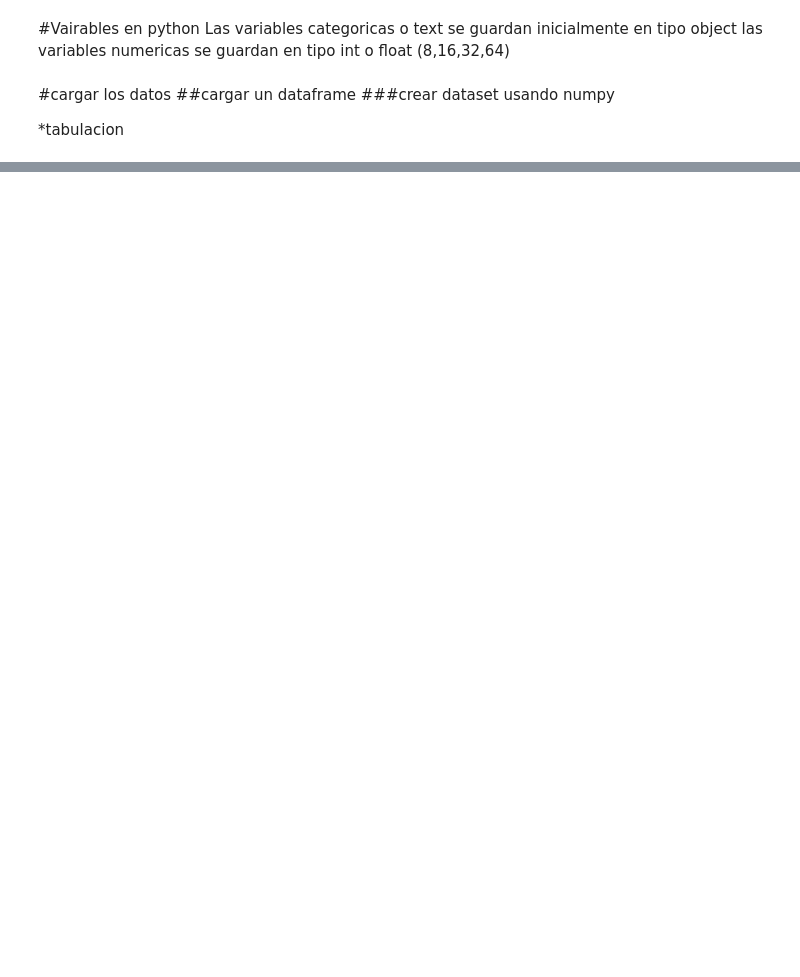
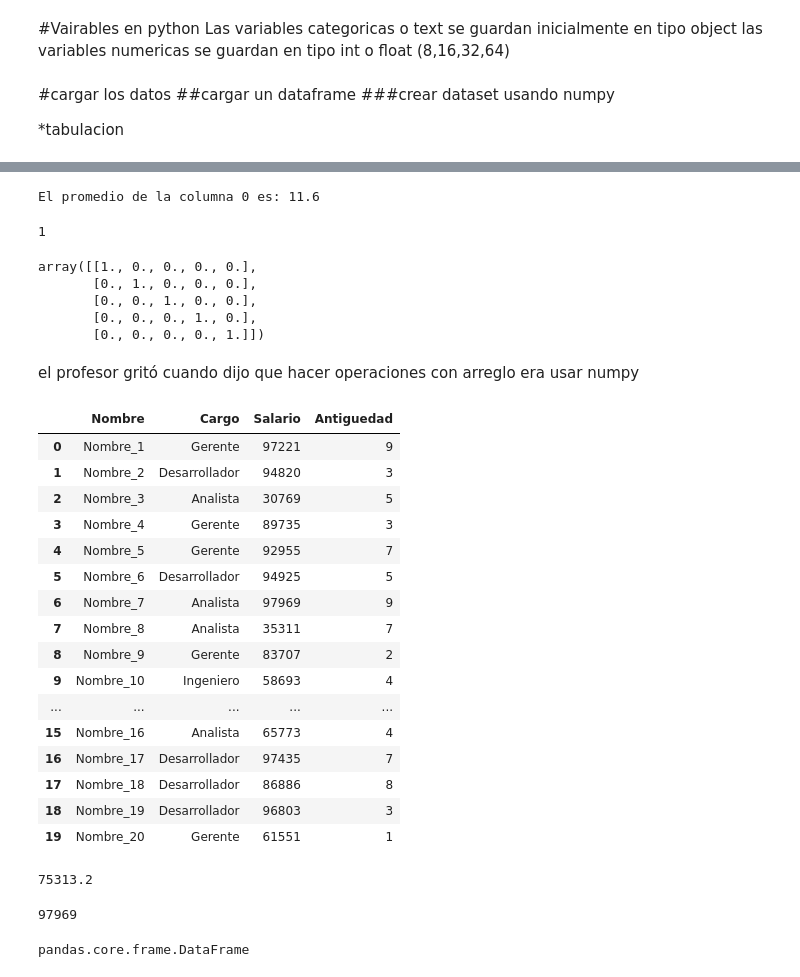
Before and after one commit to Majela12/apuntesIA, a Jupyter notebook: Apuntes_EDA.ipynb, the cells around one changed output, grey strips where cells are left out. Saved outputs shown, nothing was run; the diff lists cells and outputs as text; code cells hidden in the pictures; blank space fills up the shorter version.

```diff
--- a/Apuntes_EDA.ipynb
+++ b/Apuntes_EDA.ipynb
@@ -46,0 +134,80 @@ Type "help", "copyright", "credits" or "license" for more information.
+# %%
+# prompt: calcular el promedio de la columna 0 de data
+
+# Assuming 'data' is the NumPy array defined in the previous code.
+# If 'data' is a pandas DataFrame, use data.iloc[:, 0].mean() instead.
+
+promedio_columna_0 = np.mean(data[:, 0])
+print(f"El promedio de la columna 0 es: {promedio_columna_0}")
+# %% [output]
+El promedio de la columna 0 es: 11.6
+# %%
+promedio_column1=np.min(data[:,1])
+promedio_column1
+# %% [output]
+1
+# %%
+identidad=np.eye(5,5)
+identidad
+# %% [output]
+array([[1., 0., 0., 0., 0.],
+       [0., 1., 0., 0., 0.],
+       [0., 0., 1., 0., 0.],
+       [0., 0., 0., 1., 0.],
+       [0., 0., 0., 0., 1.]])
+# %% [markdown]
+el profesor gritó cuando dijo que hacer operaciones con arreglo era usar numpy
+# %%
+# prompt: Creame un dataframe con el nombre, el cargo, el salario y la antiguedad en años, poner 20 filas con datos sintéticos
+
+import pandas as pd
+import numpy as np
+
+# Crear datos sintéticos
+np.random.seed(42)  # Para reproducibilidad (datos aleatorios, punto de arranque)
+
+num_rows = 20
+nombres = ['Nombre_' + str(i) for i in range(1, num_rows + 1)]
+cargos = np.random.choice(['Analista', 'Ingeniero', 'Gerente', 'Desarrollador'], size=num_rows)
+salarios = np.random.randint(30000, 100000, size=num_rows)
+antiguedades = np.random.randint(1, 10, size=num_rows)
+
+# Crear el DataFrame
+df = pd.DataFrame({
+    'Nombre': nombres,
+    'Cargo': cargos,
+    'Salario': salarios,
+    'Antiguedad': antiguedades
+})
+
+df
+# %% [output]
+|  | Nombre | Cargo | Salario | Antiguedad |
+| 0 | Nombre_1 | Gerente | 97221 | 9 |
+| 1 | Nombre_2 | Desarrollador | 94820 | 3 |
+| 2 | Nombre_3 | Analista | 30769 | 5 |
+| 3 | Nombre_4 | Gerente | 89735 | 3 |
+| 4 | Nombre_5 | Gerente | 92955 | 7 |
+| 5 | Nombre_6 | Desarrollador | 94925 | 5 |
+| 6 | Nombre_7 | Analista | 97969 | 9 |
+| 7 | Nombre_8 | Analista | 35311 | 7 |
+| 8 | Nombre_9 | Gerente | 83707 | 2 |
+| 9 | Nombre_10 | Ingeniero | 58693 | 4 |
+| ... | ... | ... | ... | ... |
+| 15 | Nombre_16 | Analista | 65773 | 4 |
+| 16 | Nombre_17 | Desarrollador | 97435 | 7 |
+| 17 | Nombre_18 | Desarrollador | 86886 | 8 |
+| 18 | Nombre_19 | Desarrollador | 96803 | 3 |
+| 19 | Nombre_20 | Gerente | 61551 | 1 |
+# %%
+df.Salario.mean()
+# %% [output]
+75313.2
+# %%
+df.Salario.max()
+# %% [output]
+97969
+# %%
+type(df)
+# %% [output]
+pandas.core.frame.DataFrame
```
Also changed, not shown: parts of 11 cells of this notebook.
